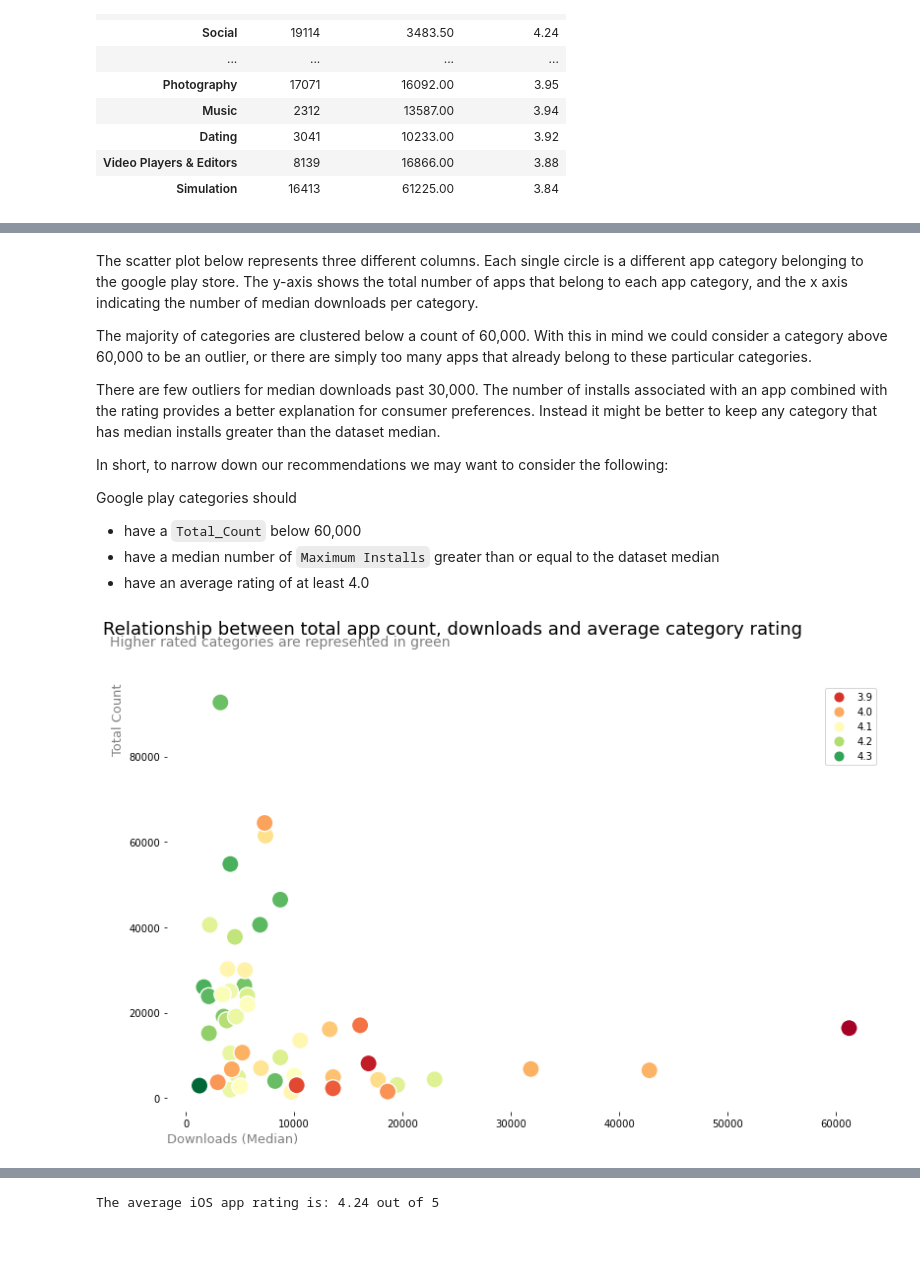
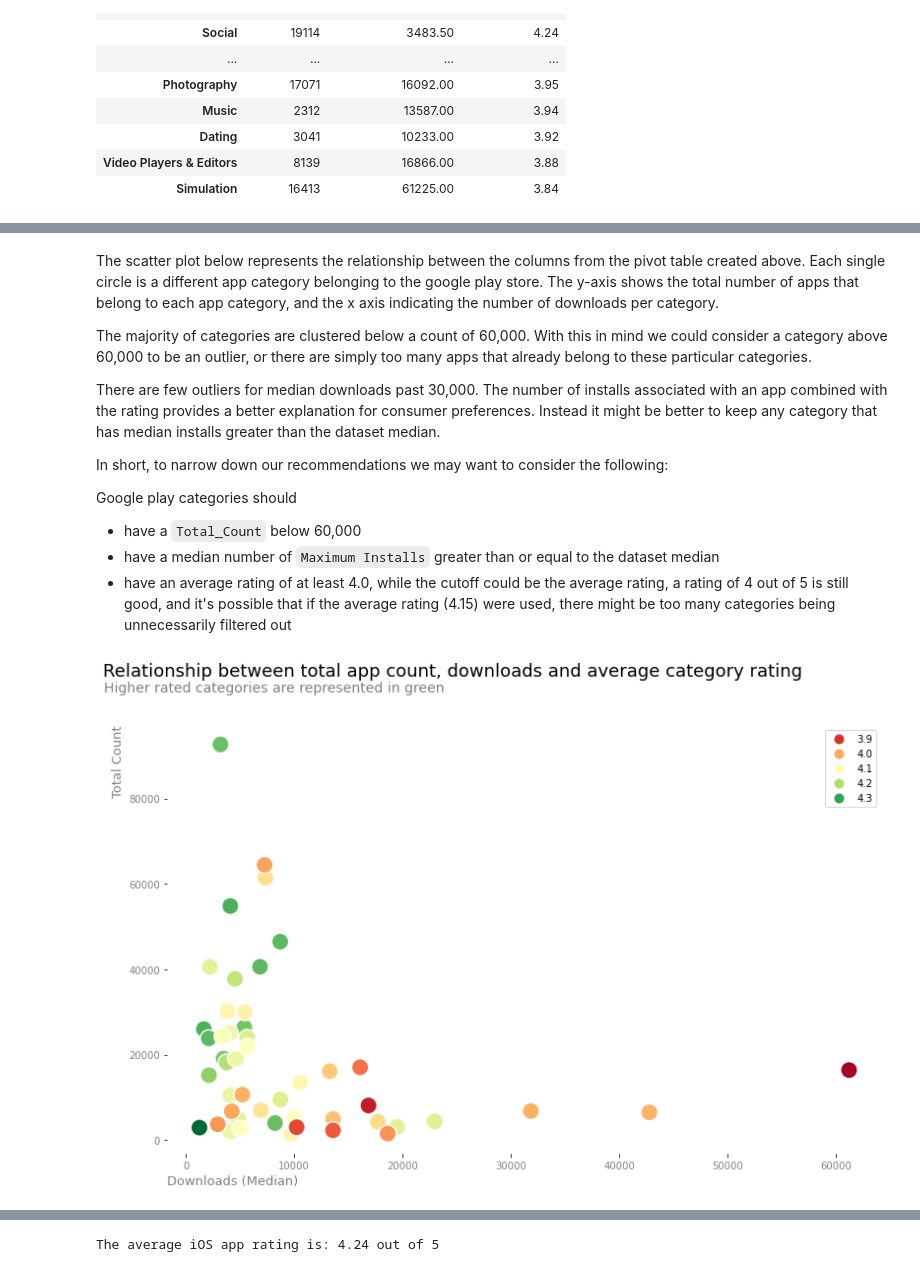
Before and after one commit to paul-trood/Portfolio-Mobile_app_recommendations, a Jupyter notebook: app_profile.ipynb, the cells around one changed output, grey strips where cells are left out. Saved outputs shown, nothing was run; the diff lists cells and outputs as text; code cells hidden in the pictures; blank space fills up the shorter version.

```diff
--- a/app_profile.ipynb
+++ b/app_profile.ipynb
@@ -47,11 +47,11 @@ import matplotlib.style as style
 #pd.set_option("display.float_format", lambda x: "%.5f" % x)
 # %%
 # Google play dataset
-csv = pd.read_csv("google_apps_cleaned.csv")
+csv = pd.read_csv("google_apps_cleaned.csv", parse_dates= True)
 csv.head()
 
 # Apple iOS dataset
-apple_csv = pd.read_csv("apple_apps_cleaned.csv")
+apple_csv = pd.read_csv("apple_apps_cleaned.csv", parse_dates= True)
 # %% [markdown]
 As a brief introduction to correlation heatmaps, the following properties belong to correlation values:
 
@@ -441,7 +483,7 @@ category_pivot_table = android.pivot_table\
 
 category_pivot_table = category_pivot_table.rename\
 (columns={"Category":"Total_Count", "Rating":"Average_Rating", "Maximum Installs":"Downloads (Median)"})
-category_pivot_table = category_pivot_table.sort_values(by = "Average_Rating", ascending = False)
+category_pivot_table = category_pivot_table.sort_values(by = ["Average_Rating","Downloads (Median)"], ascending = [False, False])
 
 print("The average Google app rating is:", round(android["Rating"].mean(), 2), "out of 5")
 category_pivot_table
@@ -479,6 +510,6 @@ plt.show()
 # %% [markdown]
-The scatter plot below represents three different columns. Each single circle is a different app category belonging to the google play store.
-The y-axis shows the total number of apps that belong to each app category, and the x axis indicating the number of median downloads per category.
+The scatter plot below represents the relationship between the columns from the pivot table created above. Each single circle is a different app category belonging to the google play store.
+The y-axis shows the total number of apps that belong to each app category, and the x axis indicating the number of downloads per category.
 
 The majority of categories are clustered below a count of 60,000. With this in mind we could consider a category above 60,000 to be an outlier, or there are simply too many apps that already belong to these particular categories.
 
@@ -489,20 +520,23 @@ In short, to narrow down our recommendations we may want to consider the followi
 Google play categories should
 * have a `Total_Count` below 60,000
 * have a median number of `Maximum Installs` greater than or equal to the dataset median
-* have an average rating of at least 4.0
+* have an average rating of at least 4.0, while the cutoff could be the average rating, a rating of 4 out of 5 is still good, and it's possible that if the
+average rating (4.15) were used, there might be too many categories being unnecessarily filtered out
 # %%
 plt.figure(figsize=(13, 8))
 #sns.scatterplot(x = "Downloads (Median)", y = "Total_Count", data = category_pivot_table, size = "Average_Rating", sizes = (50, 500))
 sns.scatterplot(x = "Downloads (Median)", y = "Total_Count", data = category_pivot_table, hue = "Average_Rating", s = 300, palette = "RdYlGn")
 plt.legend(markerscale = 1.5)
 plt.title("Relationship between total app count, downloads and average category rating", size = 18, x = 0.4, y = 1.1)
 plt.gca().spines[["right", "left", "top", "bottom"]].set_visible(False)
 plt.ylabel("Total Count", size = 13, loc = "top", color = "grey")
 plt.xlabel("Downloads (Median)", size = 13, loc = "left", color = "grey")
-plt.text(-7000, 106000, "Higher rated categories are represented in green", size = 14, color = "grey")
+plt.text(-7600, 105000, "Higher rated categories are represented in green", size = 14, color = "grey")
+plt.xticks(color = "grey")
+plt.yticks(color = "grey")
 plt.show()
 # %% [output]
-[figure, old version]
+[figure, new version]
 # %%
 # category_list = category_pivot_table.index.tolist()
 # category_list[:18] # Above average rated app categories
```
Also changed, not shown: parts of 27 cells of this notebook.
